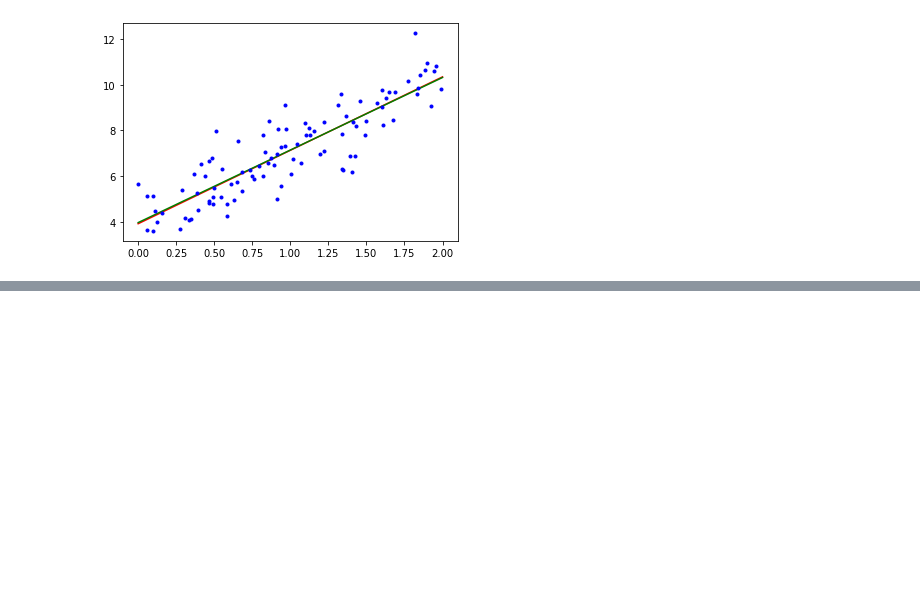
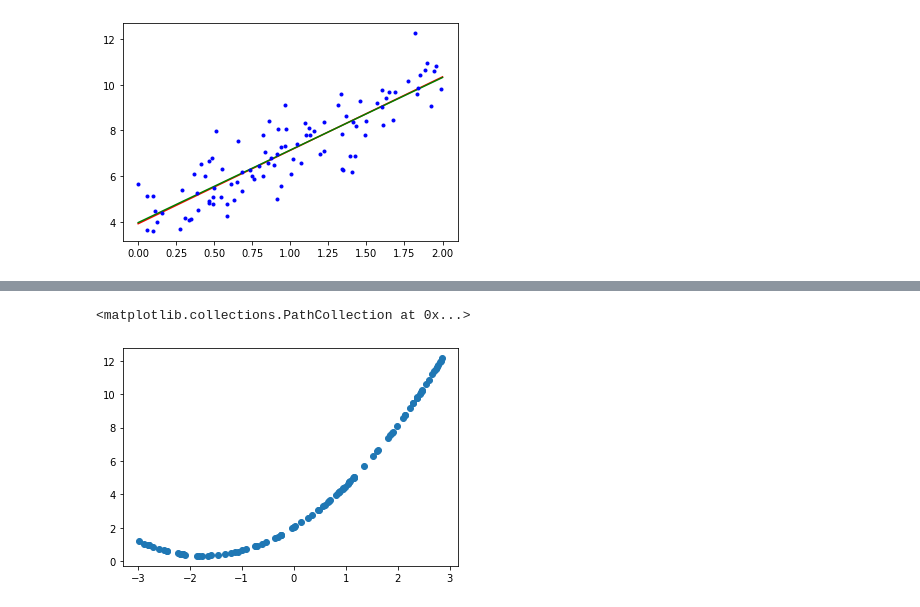
Before and after one commit to DhruvArora96/Hands-On, a Jupyter notebook: Training.ipynb, the cells around one changed output, grey strips where cells are left out. Saved outputs shown, nothing was run; the diff lists cells and outputs as text; code cells hidden in the pictures; blank space fills up the shorter version.

```diff
--- a/Training.ipynb
+++ b/Training.ipynb
@@ -85,0 +95,4 @@ plt.show()
+# %%
+from sklearn.preprocessing import PolynomialFeatures
+poly_features=PolynomialFeatures(degree=2,include_bias=False)
+X_poly = poly_features.fit_transform(X)
@@ -85,0 +106,7 @@ plt.show()
+# %%
+y_predict = lin_reg.coef_[0][1]*X**2+lin_reg.coef_[0][0]*X+lin_reg.intercept_
+# %%
+plt.scatter(X,y_predict)
+# %% [output]
+<matplotlib.collections.PathCollection at 0x...>
+[figure, added]
```
Also changed, not shown: parts of 7 cells of this notebook.
